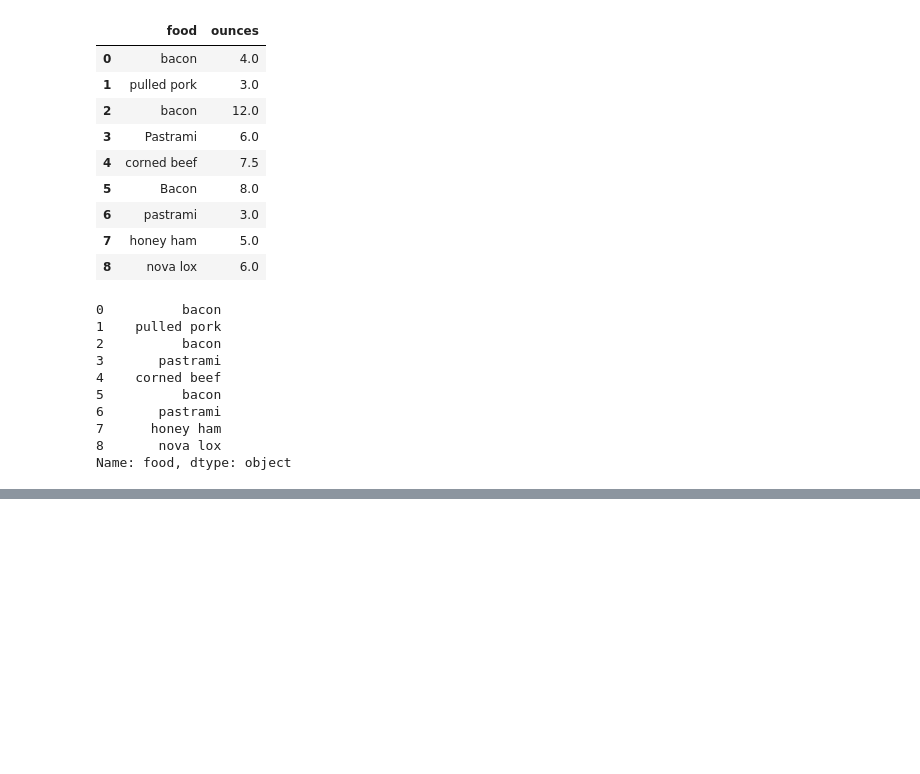
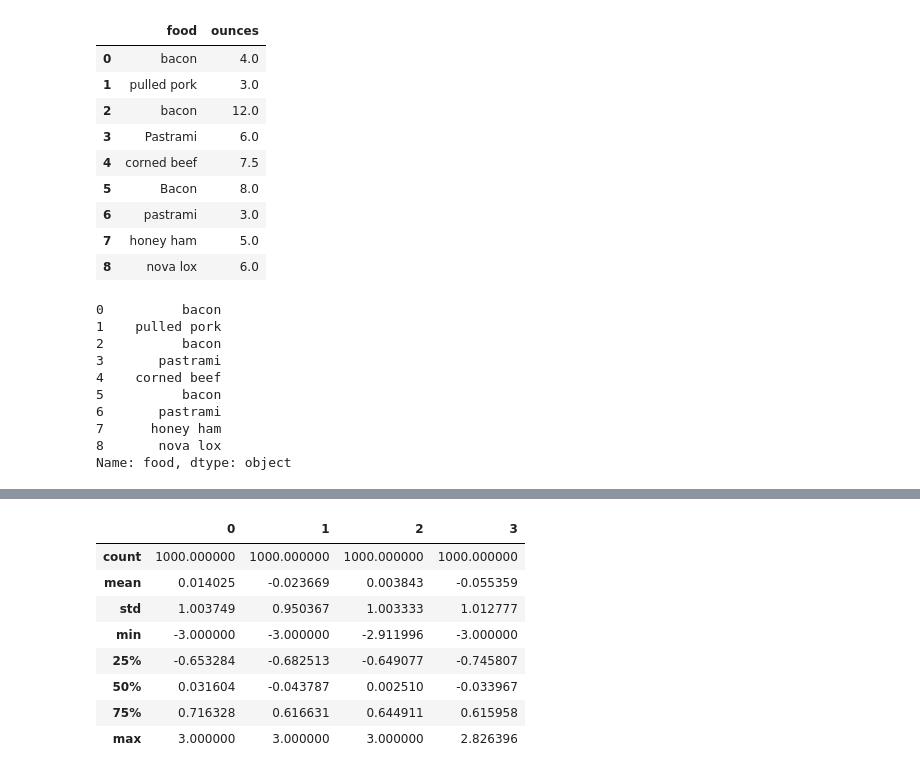
Before and after one commit to hemant0hack/Data-Analysis-Practices, a Jupyter notebook: Pandas/Data Cleaning and Preparation.ipynb, the cells around one changed output, grey strips where cells are left out. Saved outputs shown, nothing was run; the diff lists cells and outputs as text; code cells hidden in the pictures; blank space fills up the shorter version.

```diff
--- a/Pandas/Data Cleaning and Preparation.ipynb
+++ b/Pandas/Data Cleaning and Preparation.ipynb
@@ -346,0 +565,12 @@ data
+# %%
+data.describe()
+# %% [output]
+|  | 0 | 1 | 2 | 3 |
+| count | 1000.000000 | 1000.000000 | 1000.000000 | 1000.000000 |
+| mean | 0.014025 | -0.023669 | 0.003843 | -0.055359 |
+| std | 1.003749 | 0.950367 | 1.003333 | 1.012777 |
+| min | -3.000000 | -3.000000 | -2.911996 | -3.000000 |
+| 25% | -0.653284 | -0.682513 | -0.649077 | -0.745807 |
+| 50% | 0.031604 | -0.043787 | 0.002510 | -0.033967 |
+| 75% | 0.716328 | 0.616631 | 0.644911 | 0.615958 |
+| max | 3.000000 | 3.000000 | 3.000000 | 2.826396 |
```
Also changed, not shown: parts of 119 cells of this notebook.
